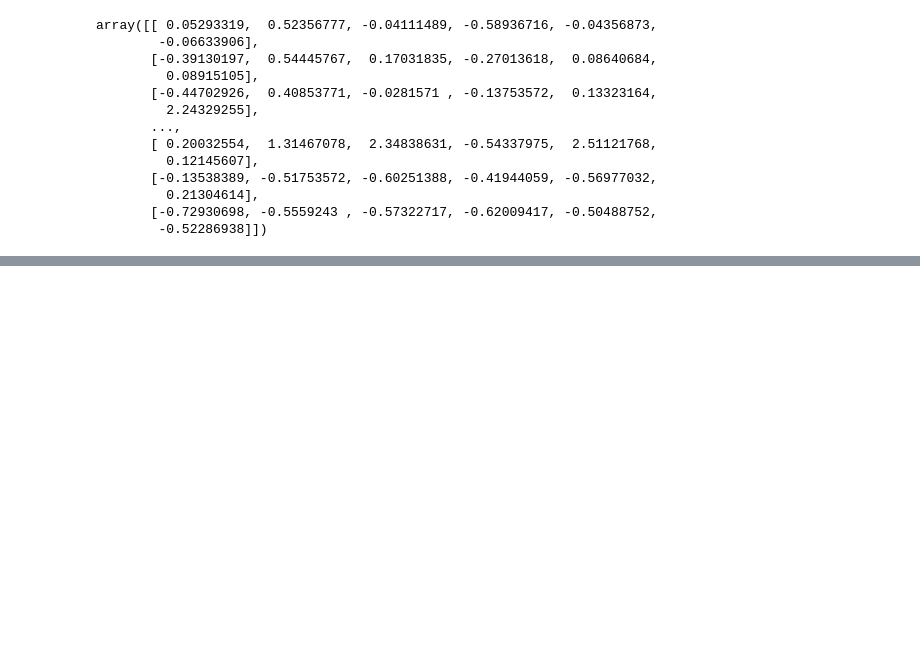
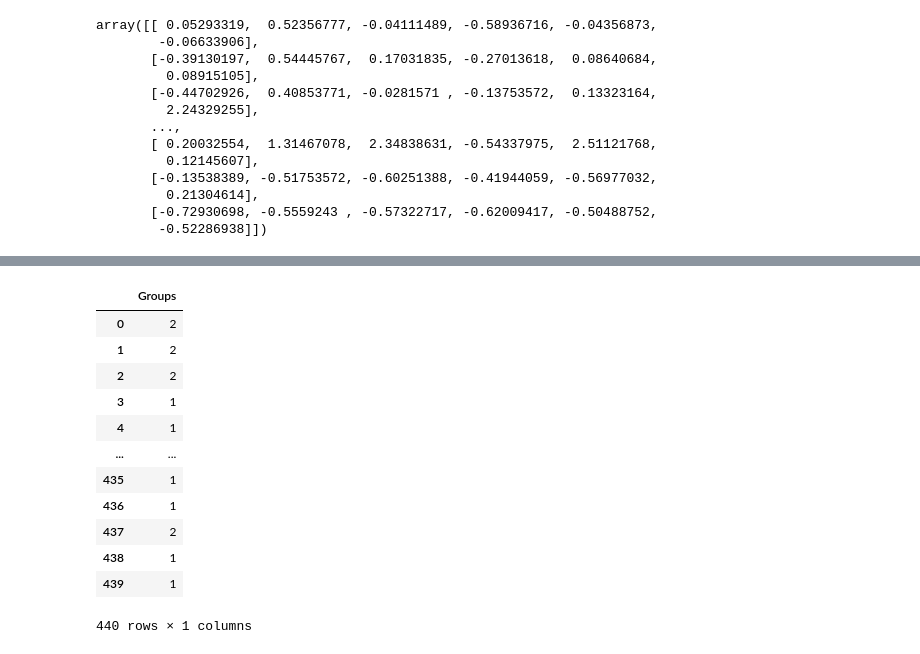
Before and after one commit to abhishikth06/app-dev, a Jupyter notebook: day 24.ipynb, the cells around one changed output, grey strips where cells are left out. Saved outputs shown, nothing was run; the diff lists cells and outputs as text; code cells hidden in the pictures; blank space fills up the shorter version.

```diff
--- a/day 24.ipynb
+++ b/day 24.ipynb
@@ -212,0 +225,17 @@ InvalidParameterError: The 'init' parameter of KMeans must be a str among {'k-me
+# %%
+group_num = pd.DataFrame(cluster,columns=['Groups'])
+group_num
+# %% [output]
+|  | Groups |
+| 0 | 2 |
+| 1 | 2 |
+| 2 | 2 |
+| 3 | 1 |
+| 4 | 1 |
+| ... | ... |
+| 435 | 1 |
+| 436 | 1 |
+| 437 | 2 |
+| 438 | 1 |
+| 439 | 1 |
+440 rows × 1 columns
```
Also changed, not shown: parts of 8 cells of this notebook.
